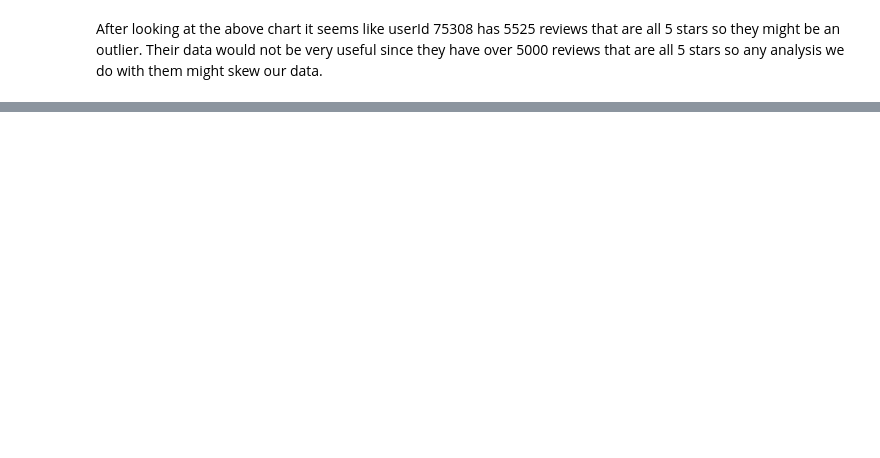
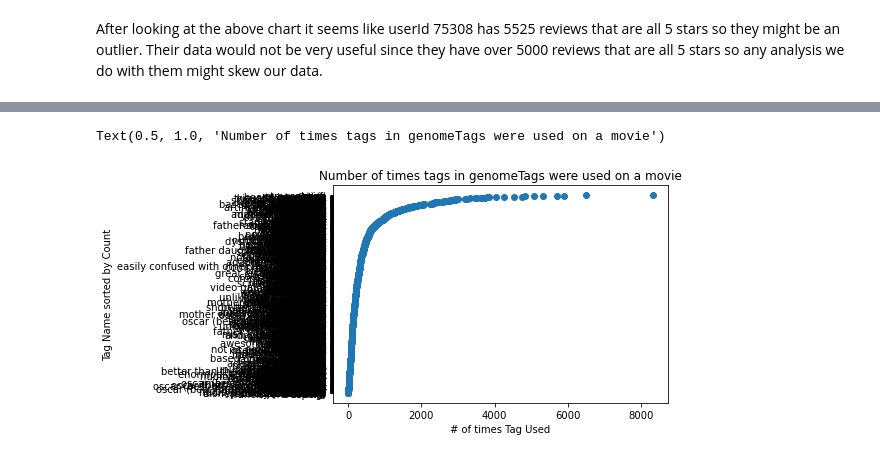
Before and after one commit to rkbhkp/Movie-Recomendation-with-ML, a Jupyter notebook: Milestone_2.ipynb, the cells around one changed output, grey strips where cells are left out. Cells and saved outputs as stored; diff of their text form; code cells hidden in the pictures; blank space fills up the shorter version.

```diff
--- a/Milestone_2.ipynb
+++ b/Milestone_2.ipynb
@@ -365,2 +365,19 @@ Text(0.5, 1.0, "User's Average Rating Over All Movies Watched")
 # %% [markdown]
 After looking at the above chart it seems like userId 75308 has 5525 reviews that are all 5 stars so they might be an outlier. Their data would not be very useful since they have over 5000 reviews that are all 5 stars so any analysis we do with them might skew our data.
+# %%
+# Checking links for outliers
+# Check the top 10 timestamps
+
+q = """SELECT gt.tag as gtTag, t.tag
+    FROM genomeTags as gt
+    join tags as t
+    on gt.tag = t.tag;"""
+# q2 = """SELECT *
+# FROM tags
+# where tag="sci-fi";"""
+tag_count = pysqdf(q)
+# print(pysqdf(q2))
+# %%
+tag_count_size = tag_count.groupby(tag_count.columns.tolist(),as_index=False).size()
+# %%
+tag_count_size = tag_count_size.sort_values(['size'])
@@ -366,0 +414,8 @@ After looking at the above chart it seems like userId 75308 has 5525 reviews tha
+# %%
+plt.scatter(tag_count_size['size'], tag_count_size['tag'] )
+plt.xlabel("# of times Tag Used")
+plt.ylabel("Tag Name sorted by Count")
+plt.title("Number of times tags in genomeTags were used on a movie")
+# %% [output]
+Text(0.5, 1.0, 'Number of times tags in genomeTags were used on a movie')
+[figure, added]
```
Also changed, not shown: parts of 3 cells of this notebook.
